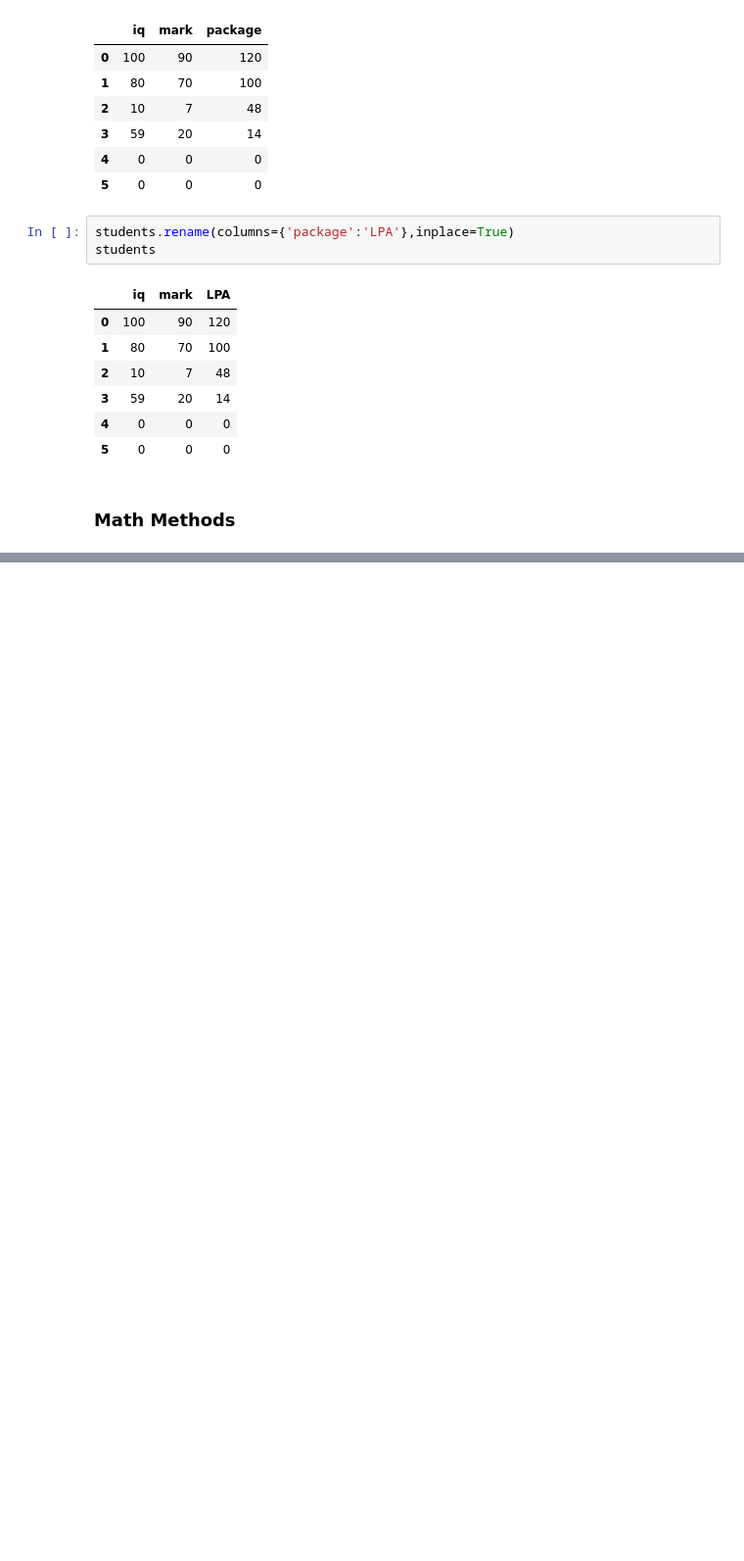
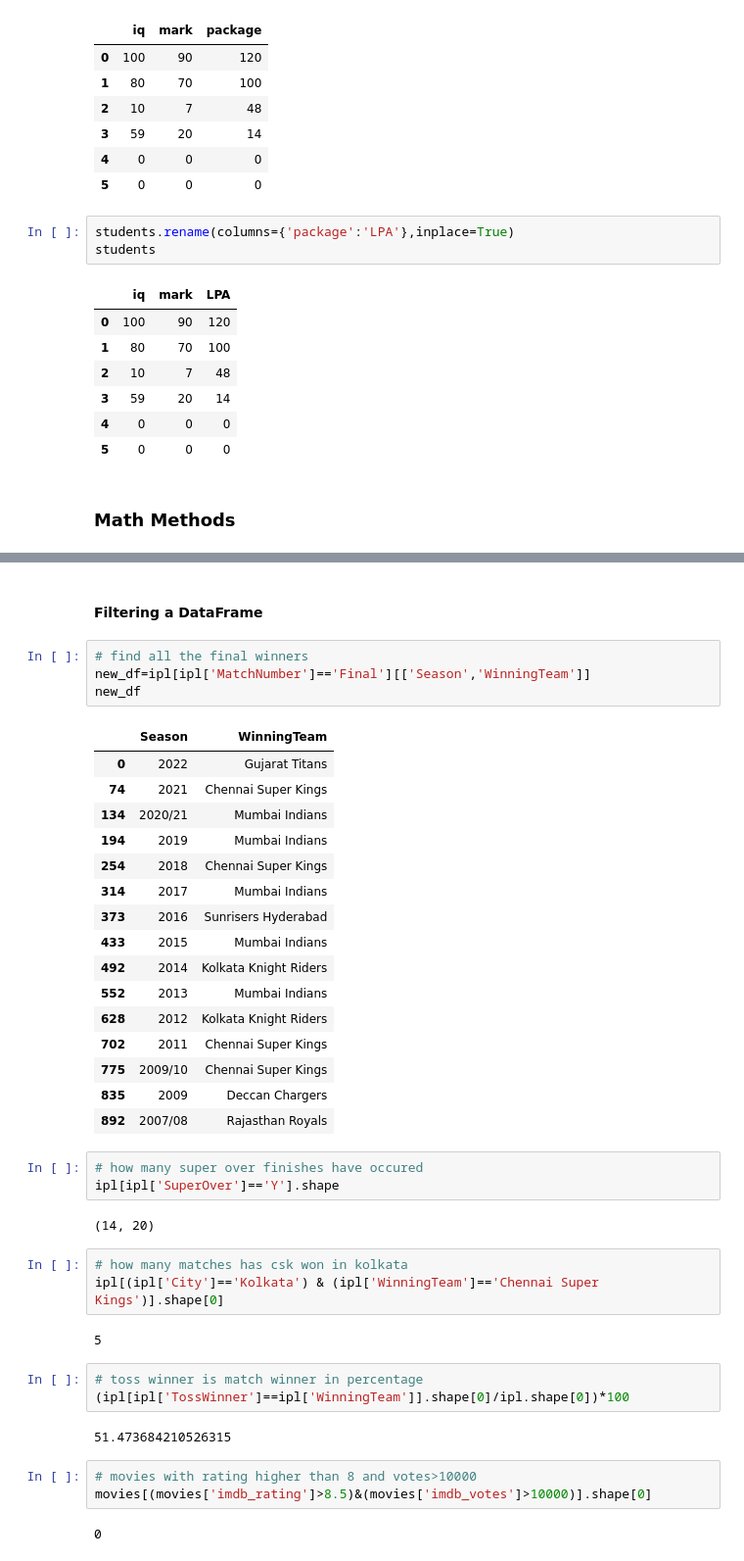
Before and after one commit to fahim-506/eda-with-python, a Jupyter notebook: notebooks/05_pandas_dataframe.ipynb, the cells around one changed output, grey strips where cells are left out. Shown: that part at 98% size. Drawn from its saved outputs; the diff is of its cells as text; blank space fills up the shorter version.

```diff
--- a/notebooks/05_pandas_dataframe.ipynb
+++ b/notebooks/05_pandas_dataframe.ipynb
@@ -282,0 +484,43 @@ students
+# %% [markdown]
+#### Filtering a DataFrame
+# %%
+# find all the final winners
+new_df=ipl[ipl['MatchNumber']=='Final'][['Season','WinningTeam']]
+new_df
+# %% [output]
+|  | Season | WinningTeam |
+| 0 | 2022 | Gujarat Titans |
+| 74 | 2021 | Chennai Super Kings |
+| 134 | 2020/21 | Mumbai Indians |
+| 194 | 2019 | Mumbai Indians |
+| 254 | 2018 | Chennai Super Kings |
+| 314 | 2017 | Mumbai Indians |
+| 373 | 2016 | Sunrisers Hyderabad |
+| 433 | 2015 | Mumbai Indians |
+| 492 | 2014 | Kolkata Knight Riders |
+| 552 | 2013 | Mumbai Indians |
+| 628 | 2012 | Kolkata Knight Riders |
+| 702 | 2011 | Chennai Super Kings |
+| 775 | 2009/10 | Chennai Super Kings |
+| 835 | 2009 | Deccan Chargers |
+| 892 | 2007/08 | Rajasthan Royals |
+# %%
+# how many super over finishes have occured
+ipl[ipl['SuperOver']=='Y'].shape
+# %% [output]
+(14, 20)
+# %%
+# how many matches has csk won in kolkata
+ipl[(ipl['City']=='Kolkata') & (ipl['WinningTeam']=='Chennai Super Kings')].shape[0]
+# %% [output]
+5
+# %%
+# toss winner is match winner in percentage
+(ipl[ipl['TossWinner']==ipl['WinningTeam']].shape[0]/ipl.shape[0])*100
+# %% [output]
+51.473684210526315
+# %%
+# movies with rating higher than 8 and votes>10000
+movies[(movies['imdb_rating']>8.5)&(movies['imdb_votes']>10000)].shape[0]
+# %% [output]
+0
```
Also changed, not shown: parts of 29 cells of this notebook.
